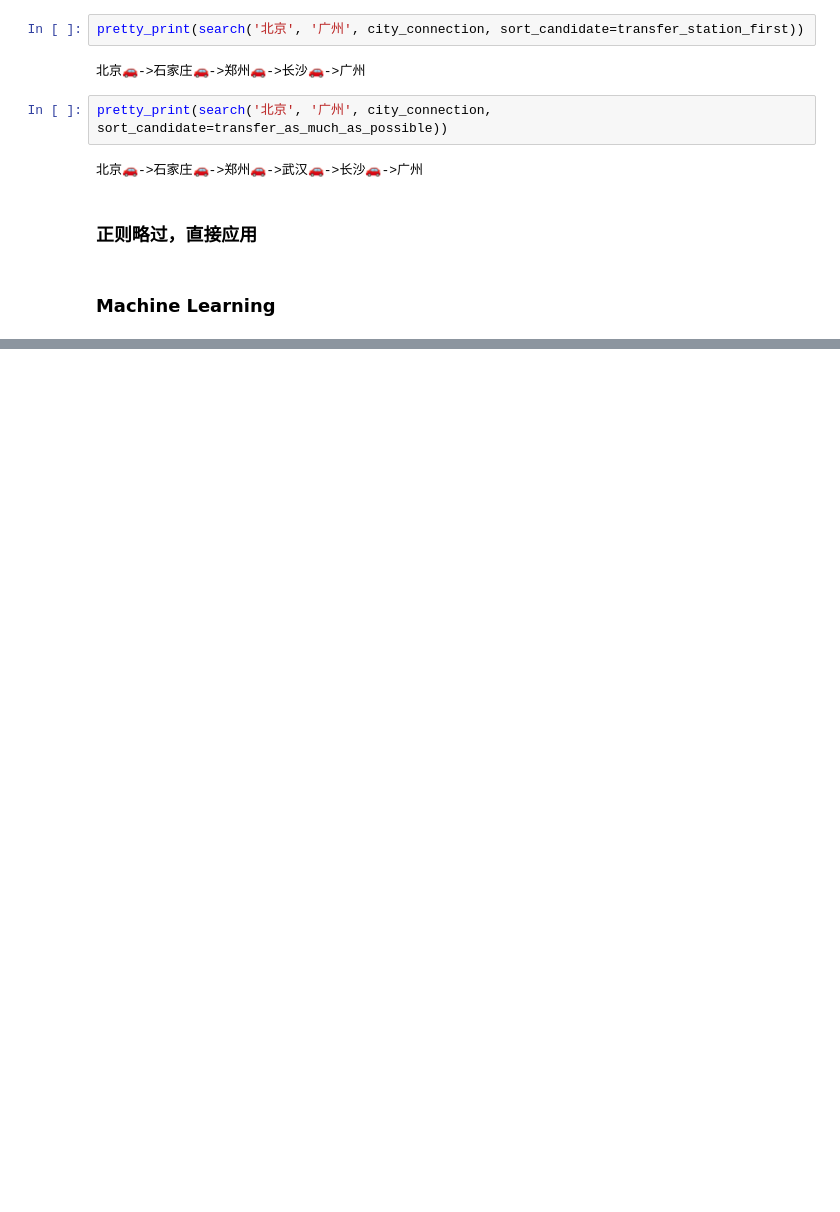
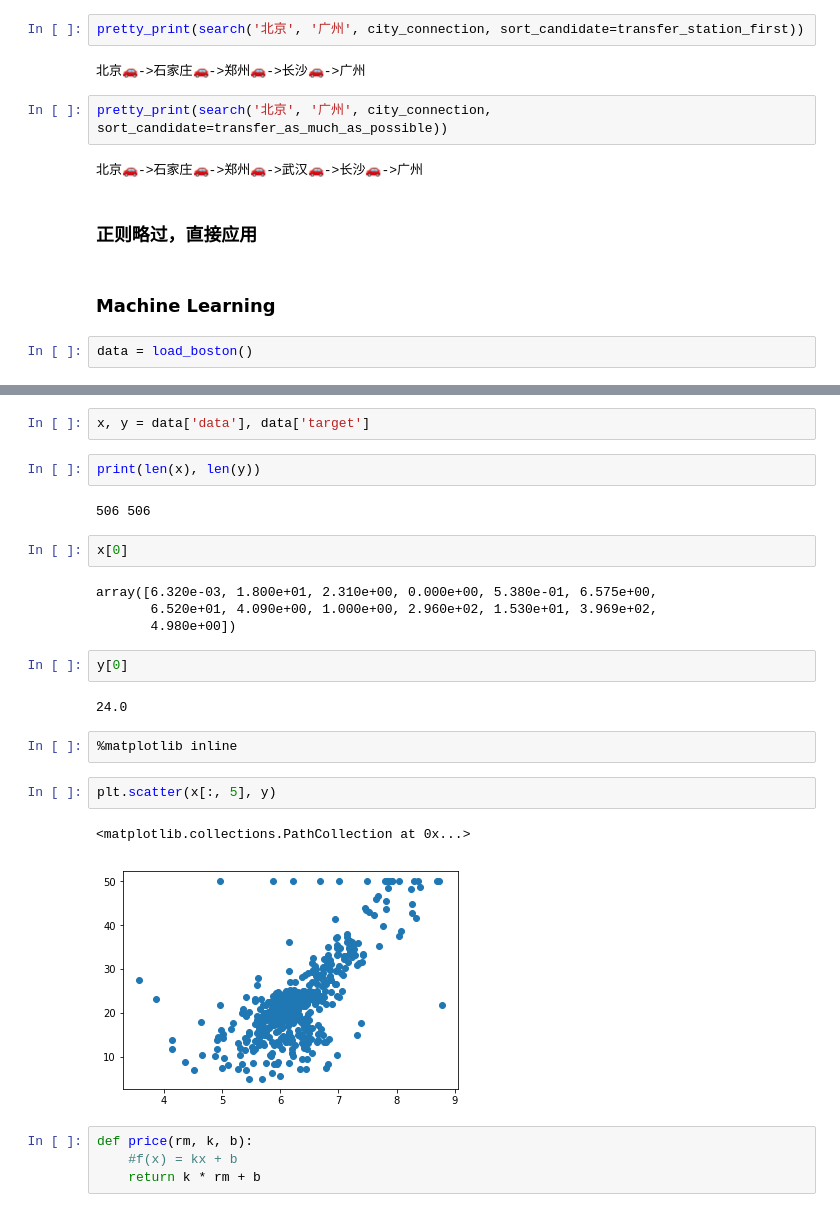
Before and after one commit to DraculaXly/NLP, a Jupyter notebook: Assignments/Lesson_02.ipynb, the cells around one changed output, grey strips where cells are left out. Saved outputs shown, nothing was run; the diff lists cells and outputs as text; blank space fills up the shorter version.

```diff
--- a/Assignments/Lesson_02.ipynb
+++ b/Assignments/Lesson_02.ipynb
@@ -257,3 +258,5 @@ pretty_print(search('北京', '广州', city_connection, sort_candidate=transfer
 ### 正则略过，直接应用
 # %% [markdown]
 ### Machine Learning
+# %%
+data = load_boston()
@@ -259,0 +283,27 @@ pretty_print(search('北京', '广州', city_connection, sort_candidate=transfer
+# %%
+x, y = data['data'], data['target']
+# %%
+print(len(x), len(y))
+# %% [output]
+506 506
+# %%
+x[0]
+# %% [output]
+array([6.320e-03, 1.800e+01, 2.310e+00, 0.000e+00, 5.380e-01, 6.575e+00,
+       6.520e+01, 4.090e+00, 1.000e+00, 2.960e+02, 1.530e+01, 3.969e+02,
+       4.980e+00])
+# %%
+y[0]
+# %% [output]
+24.0
+# %%
+%matplotlib inline
+# %%
+plt.scatter(x[:, 5], y)
+# %% [output]
+<matplotlib.collections.PathCollection at 0x...>
+[figure, added]
+# %%
+def price(rm, k, b):
+    #f(x) = kx + b
+    return k * rm + b
```
Also changed, not shown: parts of 11 cells of this notebook.
